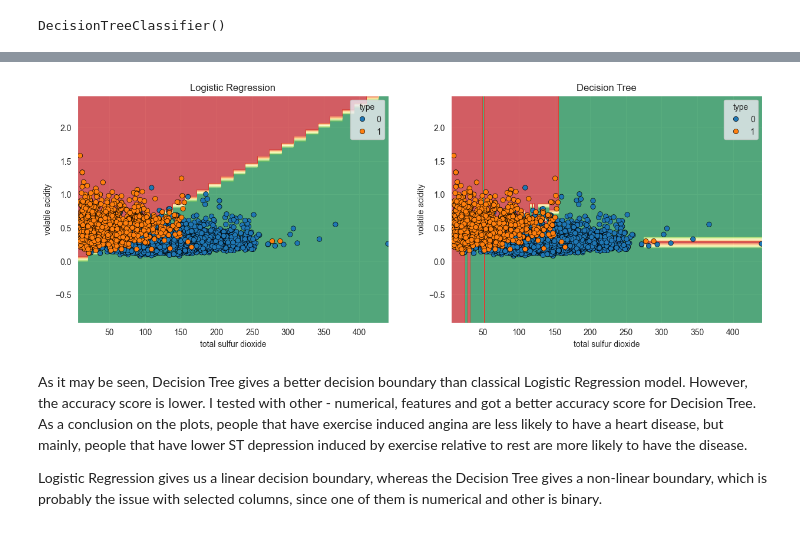
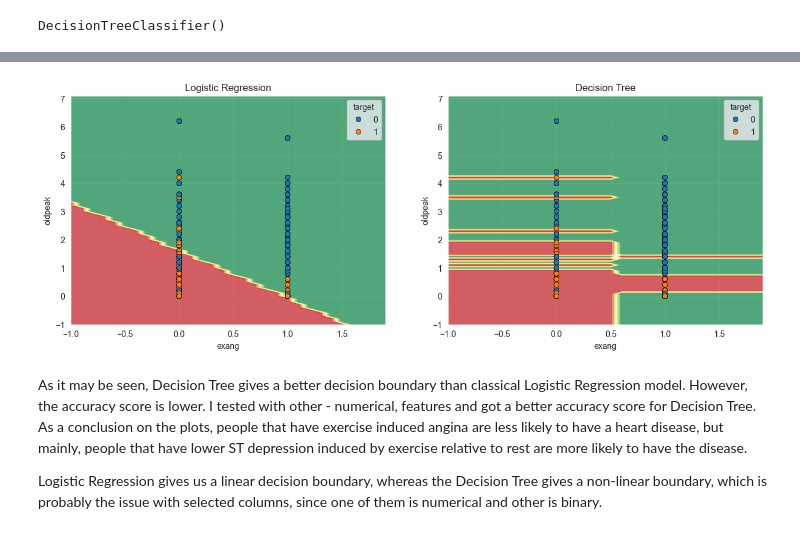
Before and after one commit to Ghenntoggy1/Sigmoid-ML-Tasks, a Jupyter notebook: Homework_7_Decision_Tree_Random_Forest/Homework_7_Decision_Tree.ipynb, the cells around one changed output, grey strips where cells are left out. Drawn from its saved outputs; the diff is of its cells as text; code cells hidden in the pictures.

```diff
--- a/Homework_7_Decision_Tree_Random_Forest/Homework_7_Decision_Tree.ipynb
+++ b/Homework_7_Decision_Tree_Random_Forest/Homework_7_Decision_Tree.ipynb
@@ -188,4 +171,4 @@ visualization_wine_quality_dataset
 # %%
-visualization_X_features = visualization_wine_quality_dataset.drop(columns=['type'])
+visualization_X_features = visualization_heart_disease_dataset.drop(columns=['target'])
 visualization_X_features
 # %% [output]
@@ -205,5 +188,5 @@ visualization_X_features
 # %%
-visualization_y_target = visualization_wine_quality_dataset['type']
+visualization_y_target = visualization_heart_disease_dataset['target']
 visualization_y_target
 # %% [output]
 0       0
@@ -257,7 +230,7 @@ sns.kdeplot(data=visualization_wine_quality_dataset, x=selected_columns[2], hue=
 In order to find a decision boundary, I will follow the suggestions from the SMLH and use Logistic Regression Model and Decision Tree fit on the subset of the data containing 2 feature
 and the target.
 # %%
-X_train, X_test, y_train, y_test = train_test_split(visualization_wine_quality_dataset.drop(['type'], axis=1), visualization_y_target, test_size=0.3,random_state=42)
+X_train, X_test, y_train, y_test = train_test_split(visualization_heart_disease_dataset.drop(['target'], axis=1), visualization_y_target, test_size=0.3,random_state=42)
 # %%
 logistic_regression_model = LogisticRegression()
 logistic_regression_model.fit(X=X_train, y=y_train)
@@ -282,6 +255,7 @@ Decision Tree Accuracy: 0.94308
 # %%
 min1, max1 = visualization_X_features[selected_columns[0]].min()-1, visualization_X_features[selected_columns[0]].max()+1
-min2, max2 = visualization_X_features[selected_columns[2]].min()-1, visualization_X_features[selected_columns[2]].max()+1
+min2, max2 = visualization_X_features[selected_columns[1]].min()-1, visualization_X_features[selected_columns[1]].max()+1
+# min2, max2 = visualization_X_features[selected_columns[2]].min()-1, visualization_X_features[selected_columns[2]].max()+1
 # %%
 x1grid = arange(min1, max1, 0.1)
 x2grid = arange(min2, max2, 0.1)
@@ -301,20 +275,22 @@ dec_tree_zz = dec_tree_yy_hat.reshape(xx.shape)
 # %%
 fig, ax = plt.subplots(1, 2, figsize=(15, 5))
 
 ax[0].contourf(xx, yy, log_reg_zz, cmap='RdYlGn_r', alpha=0.7)
 ax[0].set_title('Logistic Regression')
 
 ax[1].contourf(xx, yy, dec_tree_zz, cmap='RdYlGn_r', alpha=0.7)
 ax[1].set_title('Decision Tree')
 
 for i in range(2):
     ax[i].set_xlabel(selected_columns[0])
-    ax[i].set_ylabel(selected_columns[2])
-    sns.scatterplot(x=selected_columns[0], y=selected_columns[2], hue=selected_columns[1], data=visualization_wine_quality_dataset, edgecolor='k', ax=ax[i])
+    ax[i].set_ylabel(selected_columns[1])
+    # ax[i].set_ylabel(selected_columns[2])
+    sns.scatterplot(x=selected_columns[0], y=selected_columns[1], hue=selected_columns[2], data=visualization_heart_disease_dataset, edgecolor='k', ax=ax[i])
+    # sns.scatterplot(x=selected_columns[0], y=selected_columns[2], hue=selected_columns[1], data=visualization_heart_disease_dataset, edgecolor='k', ax=ax[i])
 
 plt.show()
 # %% [output]
-[figure, old version]
+[figure, new version]
 # %% [markdown]
 As it may be seen, Decision Tree gives a better decision boundary than classical Logistic Regression model. However, the accuracy score is lower. I tested with other - numerical, features and got a better accuracy score for Decision Tree. As a conclusion on the plots, people that have exercise induced angina are less likely to have a heart disease, but mainly, people that have lower ST depression induced by exercise relative to rest are more likely to have the disease.
 
```
Also changed, not shown: parts of 33 cells of this notebook, 2 other files.
